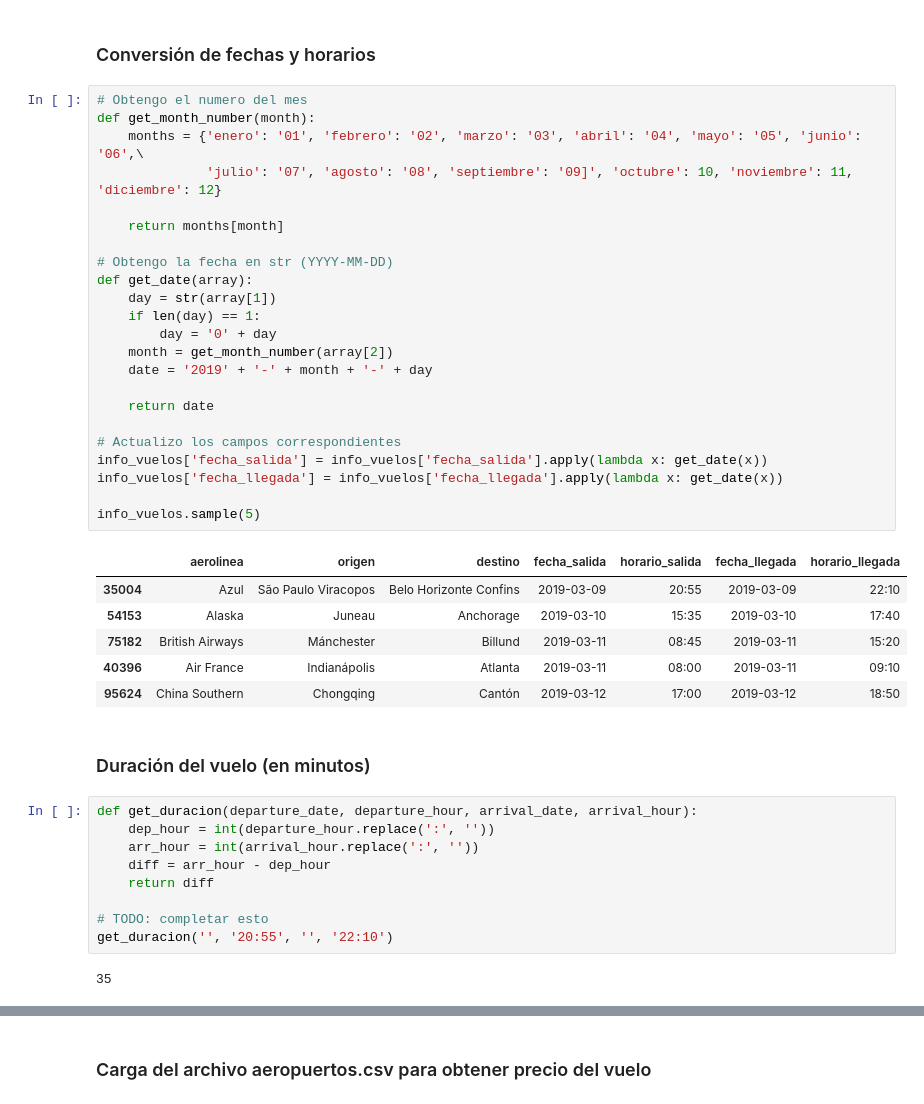
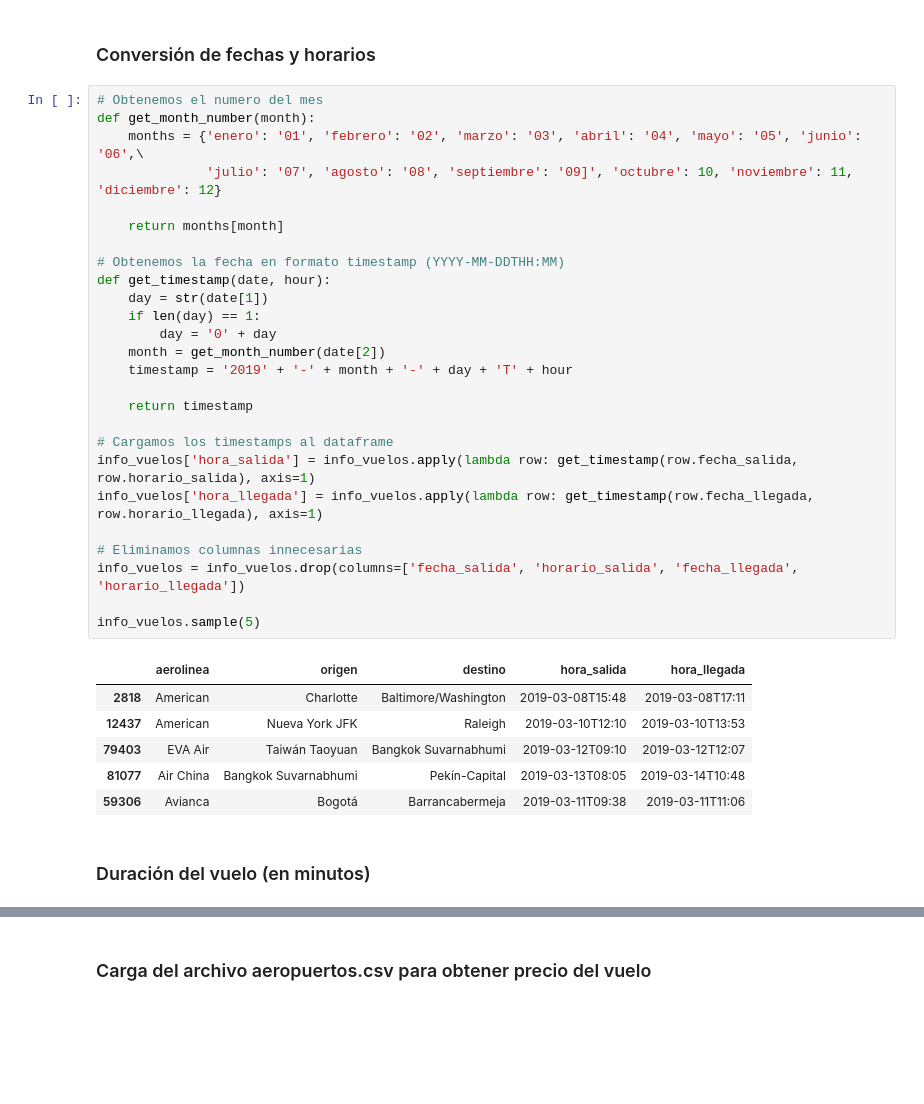
Before and after one commit to cotarelorodrigo/BDD, a Jupyter notebook: notebooks/csv_generator.ipynb, the cells around one changed output, grey strips where cells are left out. Cells and saved outputs as stored; diff of their text form; blank space fills up the shorter version.

```diff
--- a/notebooks/csv_generator.ipynb
+++ b/notebooks/csv_generator.ipynb
@@ -57,45 +57,37 @@ info_vuelos.sample(5)
 # %% [markdown]
 ### Conversión de fechas y horarios
 # %%
-# Obtengo el numero del mes
+# Obtenemos el numero del mes
 def get_month_number(month):
     months = {'enero': '01', 'febrero': '02', 'marzo': '03', 'abril': '04', 'mayo': '05', 'junio': '06',\
               'julio': '07', 'agosto': '08', 'septiembre': '09]', 'octubre': 10, 'noviembre': 11, 'diciembre': 12}
 
     return months[month]
 
-# Obtengo la fecha en str (YYYY-MM-DD)
-def get_date(array):
-    day = str(array[1])
+# Obtenemos la fecha en formato timestamp (YYYY-MM-DDTHH:MM)
+def get_timestamp(date, hour):
+    day = str(date[1])
     if len(day) == 1:
         day = '0' + day
-    month = get_month_number(array[2])
-    date = '2019' + '-' + month + '-' + day
+    month = get_month_number(date[2])
+    timestamp = '2019' + '-' + month + '-' + day + 'T' + hour
 
-    return date
+    return timestamp
 
-# Actualizo los campos correspondientes
-info_vuelos['fecha_salida'] = info_vuelos['fecha_salida'].apply(lambda x: get_date(x))
-info_vuelos['fecha_llegada'] = info_vuelos['fecha_llegada'].apply(lambda x: get_date(x))
+# Cargamos los timestamps al dataframe
+info_vuelos['hora_salida'] = info_vuelos.apply(lambda row: get_timestamp(row.fecha_salida, row.horario_salida), axis=1)
+info_vuelos['hora_llegada'] = info_vuelos.apply(lambda row: get_timestamp(row.fecha_llegada, row.horario_llegada), axis=1)
+
+# Eliminamos columnas innecesarias
+info_vuelos = info_vuelos.drop(columns=['fecha_salida', 'horario_salida', 'fecha_llegada', 'horario_llegada'])
 
 info_vuelos.sample(5)
 # %% [output]
-|  | aerolinea | origen | destino | fecha_salida | horario_salida | fecha_llegada | horario_llegada |
-| 35004 | Azul | São Paulo Viracopos | Belo Horizonte Confins | 2019-03-09 | 20:55 | 2019-03-09 | 22:10 |
-| 54153 | Alaska | Juneau | Anchorage | 2019-03-10 | 15:35 | 2019-03-10 | 17:40 |
-| 75182 | British Airways | Mánchester | Billund | 2019-03-11 | 08:45 | 2019-03-11 | 15:20 |
-| 40396 | Air France | Indianápolis | Atlanta | 2019-03-11 | 08:00 | 2019-03-11 | 09:10 |
-| 95624 | China Southern | Chongqing | Cantón | 2019-03-12 | 17:00 | 2019-03-12 | 18:50 |
+|  | aerolinea | origen | destino | hora_salida | hora_llegada |
+| 2818 | American | Charlotte | Baltimore/Washington | 2019-03-08T15:48 | 2019-03-08T17:11 |
+| 12437 | American | Nueva York JFK | Raleigh | 2019-03-10T12:10 | 2019-03-10T13:53 |
+| 79403 | EVA Air | Taiwán Taoyuan | Bangkok Suvarnabhumi | 2019-03-12T09:10 | 2019-03-12T12:07 |
+| 81077 | Air China | Bangkok Suvarnabhumi | Pekín-Capital | 2019-03-13T08:05 | 2019-03-14T10:48 |
+| 59306 | Avianca | Bogotá | Barrancabermeja | 2019-03-11T09:38 | 2019-03-11T11:06 |
 # %% [markdown]
 ### Duración del vuelo (en minutos)
-# %%
-def get_duracion(departure_date, departure_hour, arrival_date, arrival_hour):
-    dep_hour = int(departure_hour.replace(':', ''))
-    arr_hour = int(arrival_hour.replace(':', ''))
-    diff = arr_hour - dep_hour
-    return diff
-
-# TODO: completar esto
-get_duracion('', '20:55', '', '22:10')
-# %% [output]
-35
```
Also changed, not shown: parts of 16 cells of this notebook, 1 other file.
